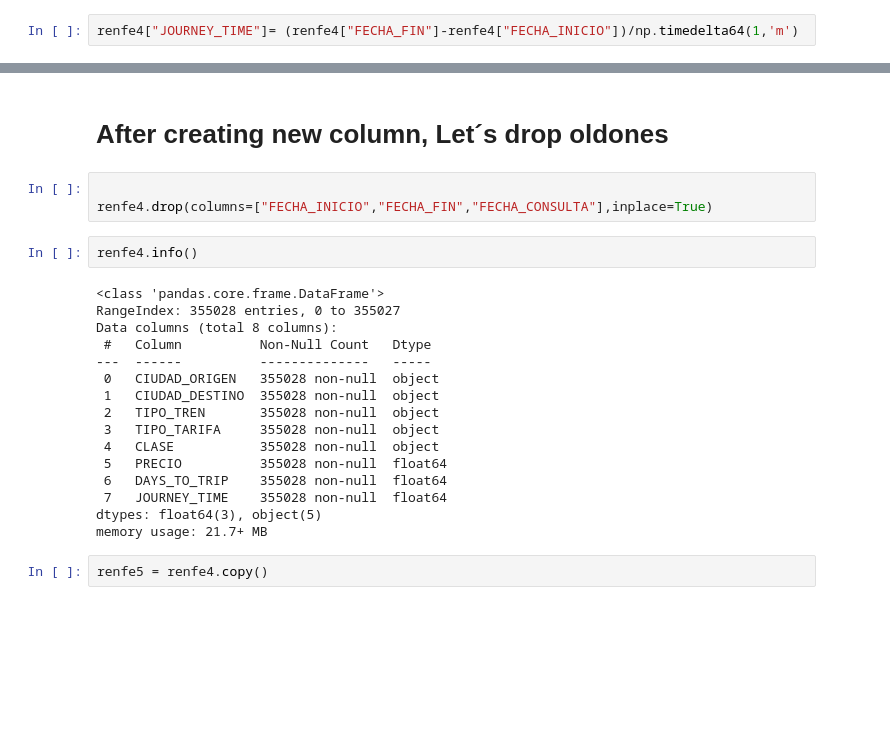
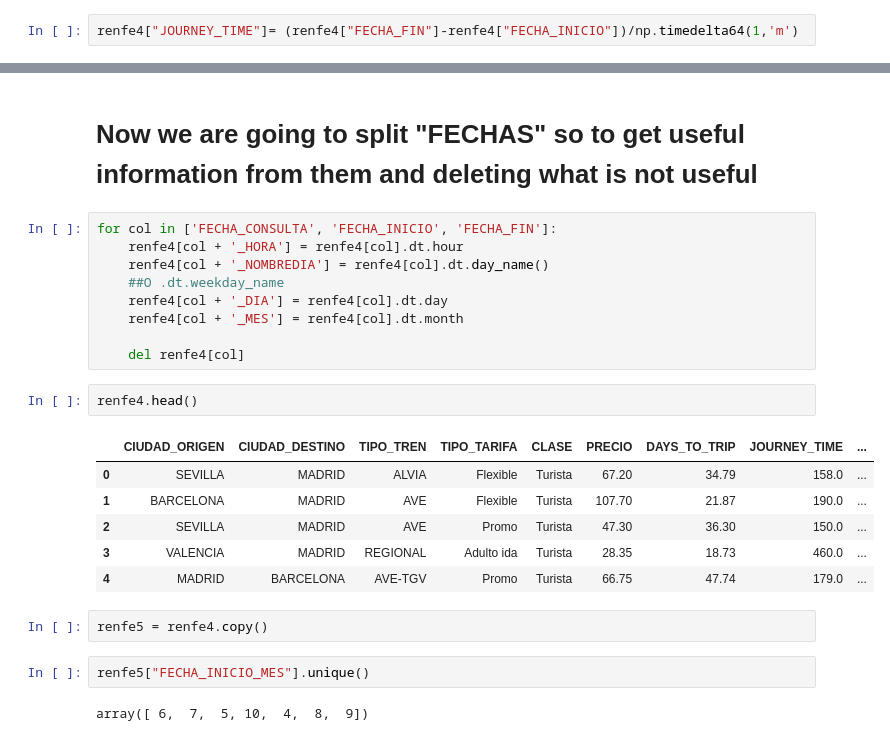
Before and after one commit to haroldavis/Data-renfe, a Jupyter notebook: renfe.ipynb, the cells around one changed output, grey strips where cells are left out. Cells and saved outputs as stored; diff of their text form; blank space fills up the shorter version.

Commit message:
split 'FECHAS...' in Days/months/hours, create TRIP column, del 'CIUDAD_ORIGEN', 'CIUDAD_DESTINO', and perform first correlation

```diff
--- a/renfe.ipynb
+++ b/renfe.ipynb
@@ -346,28 +362,29 @@ renfe4.head()
 | 2 | 2019-04-17 06:24:03 | 2019-05-23 13:40:00 | 2019-05-23 16:10:00 | SEVILLA | MADRID | AVE | Promo | ... |
 | 3 | 2019-05-10 21:21:59 | 2019-05-29 14:50:00 | 2019-05-29 22:30:00 | VALENCIA | MADRID | REGIONAL | Adulto ida | ... |
 | 4 | 2019-05-09 19:43:37 | 2019-06-26 13:25:00 | 2019-06-26 16:24:00 | MADRID | BARCELONA | AVE-TGV | Promo | ... |
-# %% [markdown]
-# After creating new column, Let´s drop oldones
-# %%
-
-renfe4.drop(columns=["FECHA_INICIO","FECHA_FIN","FECHA_CONSULTA"],inplace=True)
+# %% [markdown]
+# Now we are going to split "FECHAS" so to get useful information from them and deleting what is not useful
+# %%
+for col in ['FECHA_CONSULTA', 'FECHA_INICIO', 'FECHA_FIN']:
+    renfe4[col + '_HORA'] = renfe4[col].dt.hour
+    renfe4[col + '_NOMBREDIA'] = renfe4[col].dt.day_name()
+    ##O .dt.weekday_name
+    renfe4[col + '_DIA'] = renfe4[col].dt.day
+    renfe4[col + '_MES'] = renfe4[col].dt.month
+
+    del renfe4[col]
 # %%
-renfe4.info()
+renfe4.head()
 # %% [output]
-<class 'pandas.core.frame.DataFrame'>
-RangeIndex: 355028 entries, 0 to 355027
-Data columns (total 8 columns):
- #   Column          Non-Null Count   Dtype
----  ------          --------------   -----
- 0   CIUDAD_ORIGEN   355028 non-null  object
- 1   CIUDAD_DESTINO  355028 non-null  object
- 2   TIPO_TREN       355028 non-null  object
- 3   TIPO_TARIFA     355028 non-null  object
- 4   CLASE           355028 non-null  object
- 5   PRECIO          355028 non-null  float64
- 6   DAYS_TO_TRIP    355028 non-null  float64
- 7   JOURNEY_TIME    355028 non-null  float64
-dtypes: float64(3), object(5)
-memory usage: 21.7+ MB
+|  | CIUDAD_ORIGEN | CIUDAD_DESTINO | TIPO_TREN | TIPO_TARIFA | CLASE | PRECIO | DAYS_TO_TRIP | JOURNEY_TIME | ... |
+| 0 | SEVILLA | MADRID | ALVIA | Flexible | Turista | 67.20 | 34.79 | 158.0 | ... |
+| 1 | BARCELONA | MADRID | AVE | Flexible | Turista | 107.70 | 21.87 | 190.0 | ... |
+| 2 | SEVILLA | MADRID | AVE | Promo | Turista | 47.30 | 36.30 | 150.0 | ... |
+| 3 | VALENCIA | MADRID | REGIONAL | Adulto ida | Turista | 28.35 | 18.73 | 460.0 | ... |
+| 4 | MADRID | BARCELONA | AVE-TGV | Promo | Turista | 66.75 | 47.74 | 179.0 | ... |
 # %%
 renfe5 = renfe4.copy()
+# %%
+renfe5["FECHA_INICIO_MES"].unique()
+# %% [output]
+array([ 6,  7,  5, 10,  4,  8,  9])
```
Also changed, not shown: parts of 12 cells of this notebook.
